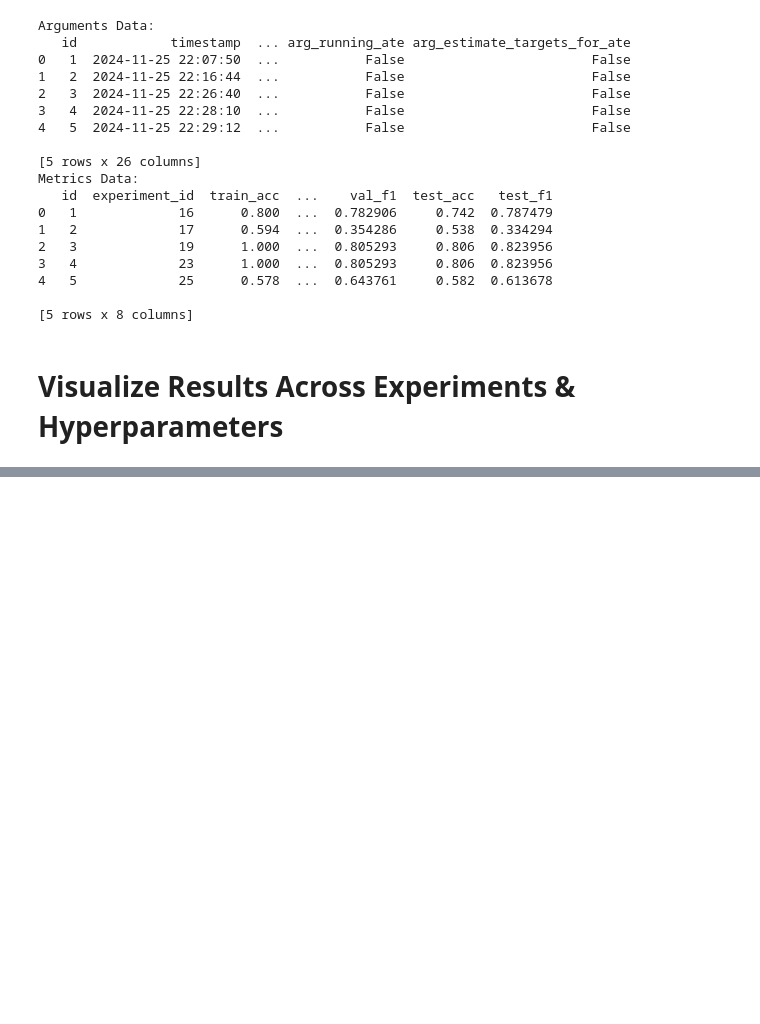
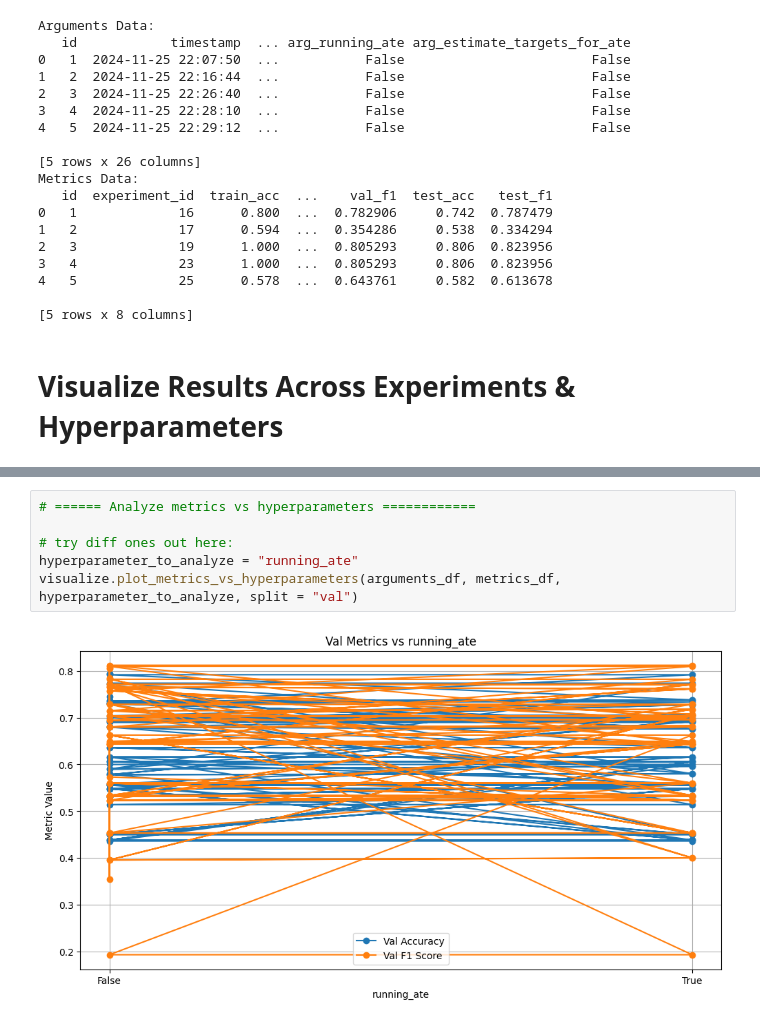
Before and after one commit to danielfrees/causalign, a Jupyter notebook: notebooks/visualize_gridsearch.ipynb, the cells around one changed output, grey strips where cells are left out. Drawn from its saved outputs; the diff is of its cells as text; blank space fills up the shorter version.

```diff
--- a/notebooks/visualize_gridsearch.ipynb
+++ b/notebooks/visualize_gridsearch.ipynb
@@ -76,3 +79,11 @@ visualize.plot_metrics_vs_hyperparameters(arguments_df, metrics_df, hyperparamet
+# %%
+# ====== Analyze metrics vs hyperparameters ============
+
+# try diff ones out here:
+hyperparameter_to_analyze = "running_ate"
+visualize.plot_metrics_vs_hyperparameters(arguments_df, metrics_df, hyperparameter_to_analyze, split = "val")
+# %% [output]
+[figure, added]
 # %%
 # ====== Analyze metrics vs hyperparameters ============
 
```
Also changed, not shown: parts of 7 cells of this notebook, 4 other files.
